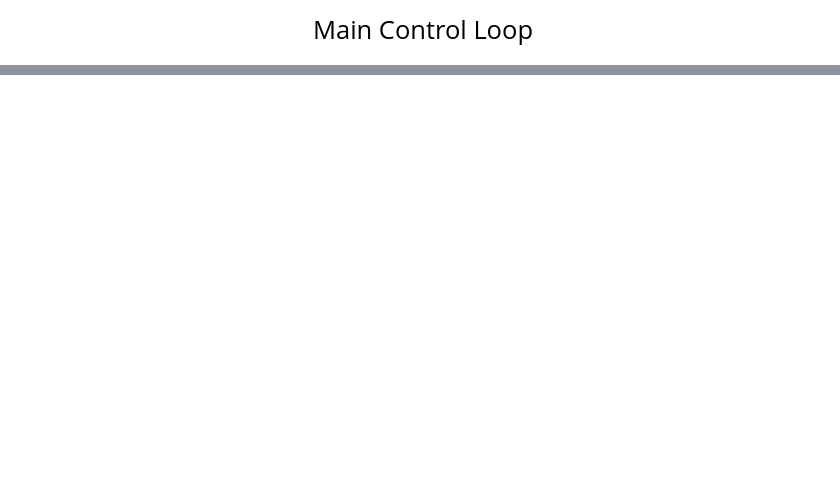
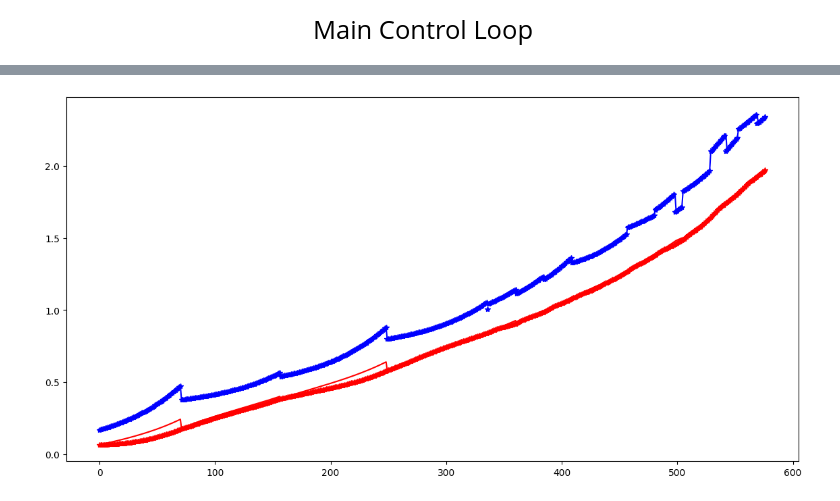
Before and after one commit to Armonis5/lr-biped-start, a Jupyter notebook: DCM-Locomotion.ipynb, the cells around one changed output, grey strips where cells are left out. Cells and saved outputs as stored; diff of their text form; code cells hidden in the pictures; blank space fills up the shorter version.

Commit message:
walking man

```diff
--- a/DCM-Locomotion.ipynb
+++ b/DCM-Locomotion.ipynb
@@ -275,7 +308,8 @@ CoPX=p.getLinkState(robotID,29)[0][0] #initial CoP position in y direction (Righ
 CoPY=p.getLinkState(robotID,29)[0][1] #initial CoP position in y direction
 
 #uncomment for saving video, there is another line that you also need to uncomment at the end of the code)
-#curr_recording = p.startStateLogging(p.STATE_LOGGING_VIDEO_MP4,cur_dir + "/Walking"+ ".mp4")
+cur_dir = os.getcwd()
+curr_recording = p.startStateLogging(p.STATE_LOGGING_VIDEO_MP4,cur_dir + "/Walking"+ ".mp4")
 
 maximumFootHeight = 0.2
 
@@ -339,12 +391,12 @@ while True:
       force2 = np.array([0 ,1403 ,0])
       p.applyExternalForce(objectUniqueId=gemId2, linkIndex=-1,forceObj=force2, posObj=gemPos2, flags=p.WORLD_FRAME)
 
-   DesiredDCM =  #todo: get the desired DCM for the next time-step
-   DesiredCoM =  #todo: get the desired CoM for the next time-step
+   DesiredDCM = DCMGenerator.getDCMTrajectory(dt) #todo: get the desired DCM for the next time-step
+   DesiredCoM = DCMGenerator.getCoM() #todo: get the desired CoM for the next time-step
    DesiredCoM3d = np.append(DesiredCoM - CoM0[:2] , DCMGenerator.CoMHeight) #make a 3d vector of com position by appending the com height
-   realCoM,_ =  #todo: receive the base position and orientation (use pybullet documentation for finding the related function)
-   CoMVel,_ =  #todo: receive the base velocity
-   realDCM =  #todo: calculate real dcm of the robot
+   realCoM,_ = p.getBasePositionAndOrientation(robotID) #todo: receive the base position and orientation (use pybullet documentation for finding the related function)
+   CoMVel,_ = p.getBaseVelocity(robotID) #todo: receive the base velocity
+   realDCM = realCoM + np.asarray(CoMVel)/math.sqrt(9.81/CoMHeight) #todo: calculate real dcm of the robot
 
    #We consider for activating push recovery to avoid flunctuation and If DCM error is less than a threshold we will use desired DCM value
    if np.linalg.norm(DesiredDCM - realDCM[:2]) < 0.2:
@@ -372,17 +424,22 @@ while True:
 
    duration_max = NominalStepDuration + deltaStepDurationMax
    duration_min = max(0,NominalStepDuration - deltaStepDurationMin)
-   SigmaNoM =   #todo: #nominal sigma (function of NominalStepDuration)
+   SigmaNoM = np.exp(DCMGenerator.omega*NominalStepDuration)
+   #todo: #nominal sigma (function of NominalStepDuration)
 
    #make a boundry limit for the next step position and duration
-   CoPTMaxX = CoPNoMX+ #todo next step position maximum constraits for x,  add a value and tune it to have simulation working
-   CoPTMaxY = CoPNoMY+  #todo next step position maximum constraits for y, add a value and tune it to have simulation working
+   CoPTMaxX = CoPNoMX + 0.85 #todo next step position maximum constraits for x, add a value and tune it to have simulation working
+   #todo next step position maximum constraits for x,  add a value and tune it to have simulation working
+   CoPTMaxY = CoPNoMY + 0.15
+    #todo next step position maximum constraits for y, add a value and tune it to have simulation working
 
-   CoPTMinX = CoPNoMX- #todo next step position minimum constrait for x, add a value and tune it to have simulation working
-   CoPTMinY = CoPNoMY-  #todo next step position minimum constrait for y, add a value and tune it to have simulation working
+   CoPTMinX = CoPNoMX - 0.4
+   #todo next step position minimum constrait for x, add a value and tune it to have simulation working
+   CoPTMinY = CoPNoMY - 0.15
+   #todo next step position minimum constrait for y, add a value and tune it to have simulation working
 
-   SigmaMin =  #todo: use NominalStepDuration and deltaStepDurationMin
-   SigmaMax =  #todo: use NominalStepDuration and deltaStepDurationMax
+   SigmaMin = np.exp(DCMGenerator.omega*duration_min) #todo: use NominalStepDuration and deltaStepDurationMin
+   SigmaMax = np.exp(DCMGenerator.omega*duration_max) #todo: use NominalStepDuration and deltaStepDurationMax
 
    DCMGenerator.CoP = np.array([CoPX ,CoPY]) #update the initial CoP position in the DCMTrajectoryGenerator
 
@@ -390,22 +447,47 @@ while True:
     #todo: make Hessian, Gradient and Constraints matrix of QP based on equations 13,14,15 and 16,
     #you can expand these equations to find the follwoing matrices
    # todo: use equation 14 and 16 to find the P and Q
-   P = np.array([])
-   q = np.array([])
+   P = np.array([[2*alphaCoPX,0,0,0,0],
+                  [0,2*alphaCoPY,0,0,0],
+                  [0,0,2*alphaSigma,0,0],
+                  [0,0,0,2*alphaOffsetX,0],
+                  [0,0,0,0,2*alphaOffsetY]])
+   q = np.array([-2*alphaCoPX * CoPNoMX,
+                  -2*alphaCoPY * CoPNoMY,
+                  -2*alphaSigma * SigmaNoM,
+                  -2*alphaOffsetX * OffsetNoMX,
+                  -2*alphaOffsetY * OffsetNoMY
+                 ])
 
    # todo: use equation 15 and 16 to find the G and h
-   G = np.array([])
-   h = np.array([])
+   G = np.array([[1, 0, 0, 0, 0],
+                  [0, 1, 0, 0, 0],
+                  [-1, 0, 0, 0, 0],
+                  [0, -1, 0, 0, 0],
+                  [0, 0, 1, 0, 0],
+                  [0, 0, -1, 0, 0]
+                  ])
+   h = np.array([CoPTMaxX,
+                  CoPTMaxY,
+                  -CoPTMinX,
+                  -CoPTMinY,
+                  SigmaMax,
+                  -SigmaMin
+                  ])
 
    # todo: use equation 13 and 16 to find the A and b
-   A = np.array([])
-   b = np.array([])
+   A = np.array([[1, 0, (CoPX - DCMGenerator.initialDCM[0]), 1, 0],
+                  [0, 1, (CoPY - DCMGenerator.initialDCM[1]), 0, 1]])
+
+   b = np.array([CoPX,
+                  CoPY])
 
    #solve QP problem U is the vector of optimized parameters
    U = solve_qp(P, q, G, h, A, b, solver="osqp")
    Ux_planned.append(U[0])
    Uy_planned.append(U[1])
-   stepDuration = #todo: find the step duration based on the the optimized sigma (use Log function to find step duration)
+   stepDuration = np.log(U[2])/ DCMGenerator.omega
+   #todo: find the step duration based on the the optimized sigma (use Log function to find step duration)
 
    FootRecovery = FootTrajectoryRecovery((stepDuration + dt * internalStep), maximumFootHeight)
    CoMRealTrajectory.append(np.asarray(realCoM))
@@ -444,7 +526,7 @@ while True:
 
    # apply joint position on the robot (it will automatically implement joint PD)
    p.setJointMotorControlArray(bodyIndex=robotID,
-                              jointIndices=jointsIndex,
+                              jointIndices=jointsIndex.astype(int),
                               controlMode=p.POSITION_CONTROL,
                               targetPositions = jointsPositions)
    p.stepSimulation()
@@ -464,8 +546,8 @@ while True:
          break
 
       internalStep=0
-      CoMPoS, robotOrn =   #todo: receive the base position and orientation (use pybullet documentation for finding the related function)
-      CoMVel,_ =  #todo: receive the base velocity
+      CoMPoS, robotOrn = p.getBasePositionAndOrientation(robotID)
+      CoMVel,_ =  p.getBaseVelocity(robotID)
       DCM_step =  CoMPoS + np.asarray(CoMVel)/math.sqrt(9.81/CoMHeight)
       CoM_step = np.asarray(CoMPoS)
       DCMGenerator.CoM = np.array([CoM_step[0] ,CoM_step[1]])
@@ -490,4 +572,19 @@ while True:
       rightFootStartOrientation = R.from_quat(np.asarray(p.getLinkState(robotID,29)[1])).as_matrix()
 
 #uncomment for video recording (another part of the code also should be uncommented)
-# p.stopStateLogging(curr_recording)
+p.stopStateLogging(curr_recording)
+
+figg, (ax) = plt.subplots(figsize = (14, 7))
+ax.plot(np.array(DCMTrajectory)[:,0],'b',label="DCM")
+ax.plot(np.array(DCMRealTrajectory)[:,0],'*b',label="DCM_real")
+ax.plot(np.array(CoMTrajectory)[:,0],'r',label="CoM")
+ax.plot(np.array(CoMRealTrajectory)[:,0],'*r',label="CoM_real")
+plt.show()
+
+figg1, (ax1) = plt.subplots(figsize = (14, 7))
+ax1.plot(np.array(DCMTrajectory)[:,1],'b',label="DCM")
+ax1.plot(np.array(DCMRealTrajectory)[:,1],'*b',label="DCM_real")
+ax1.plot(np.array(CoMTrajectory)[:,1],'r',label="CoM")
+ax1.plot(np.array(CoMRealTrajectory)[:,1],'*r',label="CoM_real")
+plt.show()
+# %% [output]
@@ -493,0 +608 @@ while True:
+[figure, added]
```
Also changed, not shown: parts of 6 cells of this notebook, 2 other files.
